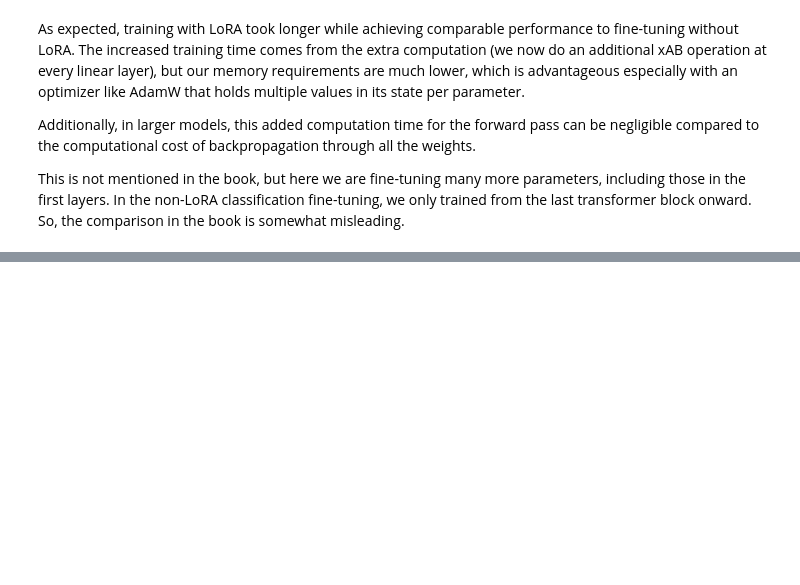
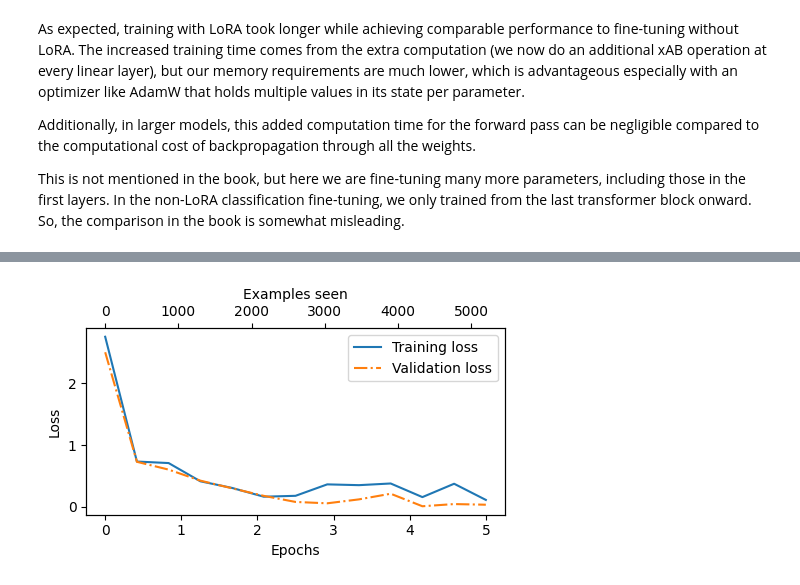
Before and after one commit to UgurKap/gpt-implementation, a Jupyter notebook: Chapters/lora_classification.ipynb, the cells around one changed output, grey strips where cells are left out. Cells and saved outputs as stored; diff of their text form; code cells hidden in the pictures; blank space fills up the shorter version.

```diff
--- a/Chapters/lora_classification.ipynb
+++ b/Chapters/lora_classification.ipynb
@@ -624,0 +627,8 @@ This is not mentioned in the book, but here we are fine-tuning many more paramet
+# %%
+settings, params = download_and_load_gpt2(
+    model_size=model_size, models_dir="gpt2"
+)
+
+model = GPTModel(BASE_CONFIG)
+load_weights_into_gpt(model, params)
+model.eval()
@@ -624,0 +660,6 @@ This is not mentioned in the book, but here we are fine-tuning many more paramet
+# %%
+torch.manual_seed(123)
+num_classes = 2
+model.out_head = torch.nn.Linear(in_features=BASE_CONFIG["emb_dim"], out_features=num_classes) # Changing the token prediction head to classification head
+device = torch.device("cuda")
+model.to(device)
@@ -624,0 +751,4 @@ This is not mentioned in the book, but here we are fine-tuning many more paramet
+# %%
+device = torch.device("cuda")
+model.to(device)
+print(model)
@@ -624,0 +845,28 @@ This is not mentioned in the book, but here we are fine-tuning many more paramet
+# %%
+import matplotlib.pyplot as plt
+
+def plot_values(
+        epochs_seen, examples_seen, train_values, val_values,
+        label="loss"
+):
+    fig, ax1 = plt.subplots(figsize=(5,3))
+    ax1.plot(epochs_seen, train_values, label=f"Training {label}")
+    ax1.plot(epochs_seen, val_values, linestyle="-.", label=f"Validation {label}")
+    ax1.set_xlabel("Epochs")
+    ax1.set_ylabel(label.capitalize())
+    ax1.legend()
+
+    ax2 = ax1.twiny()
+    ax2.plot(examples_seen, train_values, alpha=0)
+    ax2.set_xlabel("Examples seen")
+
+    fig.tight_layout()
+    # plt.savefig(f"{label}-plot.pdf")
+    plt.show()
+
+epochs_tensor = torch.linspace(0, num_epochs, len(train_losses))
+examples_seen_tensor = torch.linspace(0, examples_seen, len(train_losses))
+
+plot_values(epochs_tensor, examples_seen_tensor, train_losses, val_losses)
+# %% [output]
+[figure, added]
```
Also changed, not shown: parts of 17 cells of this notebook.
